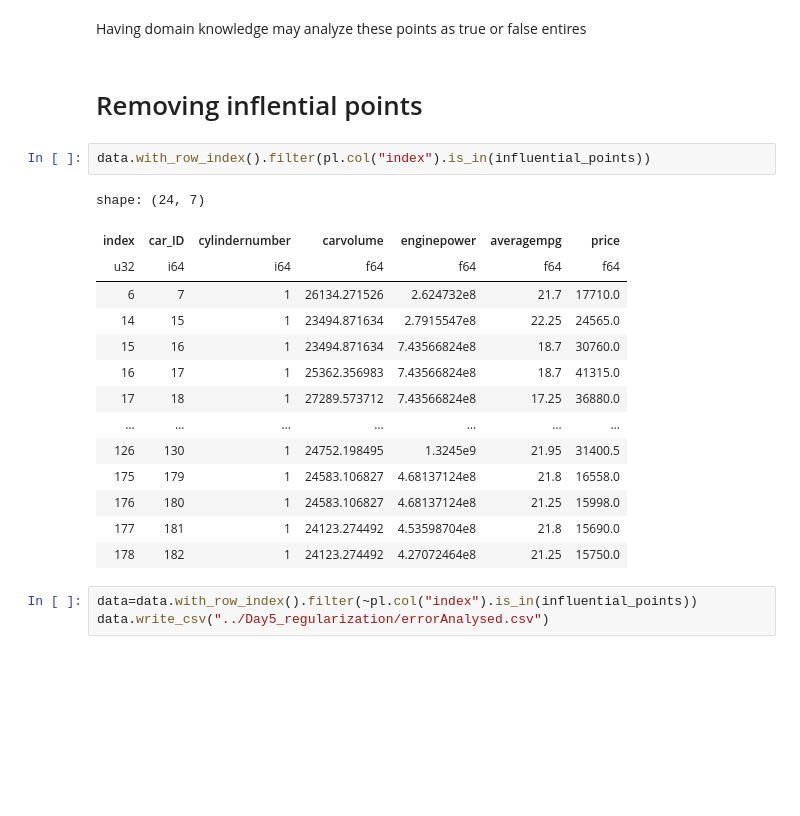
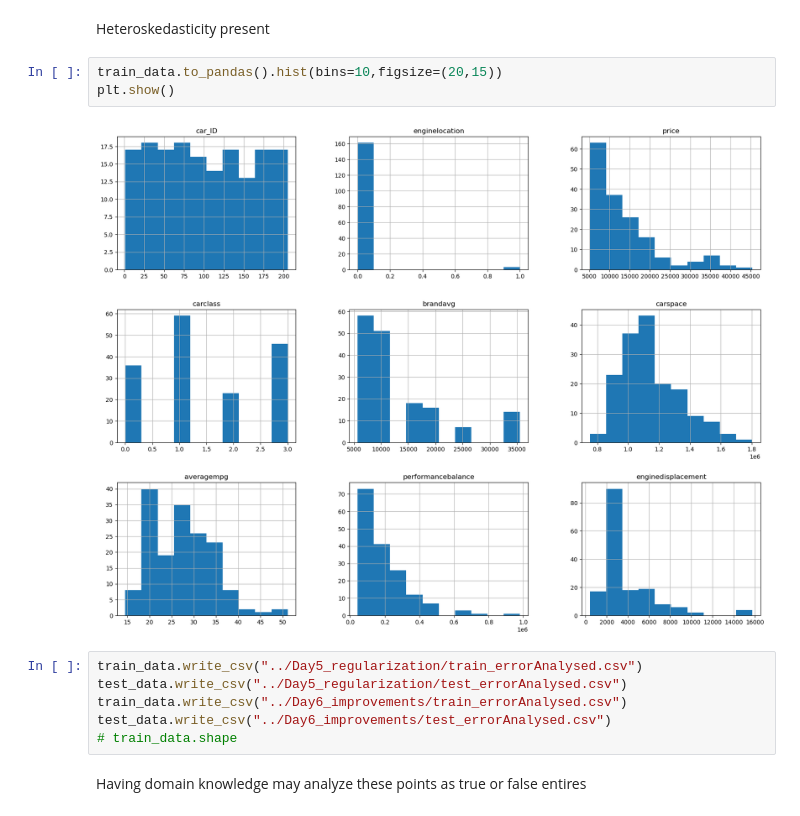
Before and after one commit to Ravikumarchavva/ML_Playground, a Jupyter notebook: week1_regressionAnalysis/Day4_ErrorAnalysis/ErrorAnalysis.ipynb, the cells around one changed output. Drawn from its saved outputs; the diff is of its cells as text; blank space fills up the shorter version.

```diff
--- a/week1_regressionAnalysis/Day4_ErrorAnalysis/ErrorAnalysis.ipynb
+++ b/week1_regressionAnalysis/Day4_ErrorAnalysis/ErrorAnalysis.ipynb
@@ -151,24 +137,15 @@ sns.pairplot(data.with_row_index().filter(pl.col("index").is_in(influential_poin
+# %% [markdown]
+Heteroskedasticity present
+# %%
+train_data.to_pandas().hist(bins=10,figsize=(20,15))
+plt.show()
+# %% [output]
+[figure, added]
+# %%
+train_data.write_csv("../Day5_regularization/train_errorAnalysed.csv")
+test_data.write_csv("../Day5_regularization/test_errorAnalysed.csv")
+train_data.write_csv("../Day6_improvements/train_errorAnalysed.csv")
+test_data.write_csv("../Day6_improvements/test_errorAnalysed.csv")
+# train_data.shape
 # %% [markdown]
 Having domain knowledge may analyze these points as true or false entires
-# %% [markdown]
-# Removing inflential points
-# %%
-data.with_row_index().filter(pl.col("index").is_in(influential_points))
-# %% [output]
-shape: (24, 7)
-| index | car_ID | cylindernumber | carvolume | enginepower | averagempg | price |
-| u32 | i64 | i64 | f64 | f64 | f64 | f64 |
-| 6 | 7 | 1 | 26134.271526 | 2.624732e8 | 21.7 | 17710.0 |
-| 14 | 15 | 1 | 23494.871634 | 2.7915547e8 | 22.25 | 24565.0 |
-| 15 | 16 | 1 | 23494.871634 | 7.43566824e8 | 18.7 | 30760.0 |
-| 16 | 17 | 1 | 25362.356983 | 7.43566824e8 | 18.7 | 41315.0 |
-| 17 | 18 | 1 | 27289.573712 | 7.43566824e8 | 17.25 | 36880.0 |
-| … | … | … | … | … | … | … |
-| 126 | 130 | 1 | 24752.198495 | 1.3245e9 | 21.95 | 31400.5 |
-| 175 | 179 | 1 | 24583.106827 | 4.68137124e8 | 21.8 | 16558.0 |
-| 176 | 180 | 1 | 24583.106827 | 4.68137124e8 | 21.25 | 15998.0 |
-| 177 | 181 | 1 | 24123.274492 | 4.53598704e8 | 21.8 | 15690.0 |
-| 178 | 182 | 1 | 24123.274492 | 4.27072464e8 | 21.25 | 15750.0 |
-# %%
-data=data.with_row_index().filter(~pl.col("index").is_in(influential_points))
-data.write_csv("../Day5_regularization/errorAnalysed.csv")
```
Also changed, not shown: parts of 29 cells of this notebook, 17 other files.
